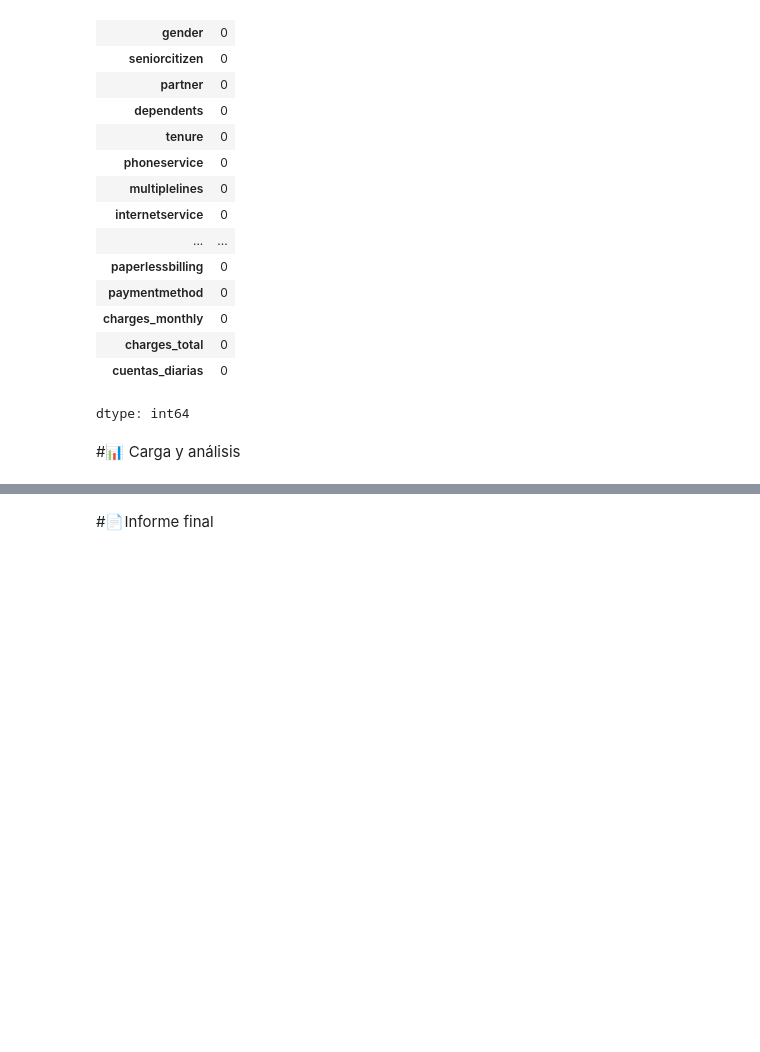
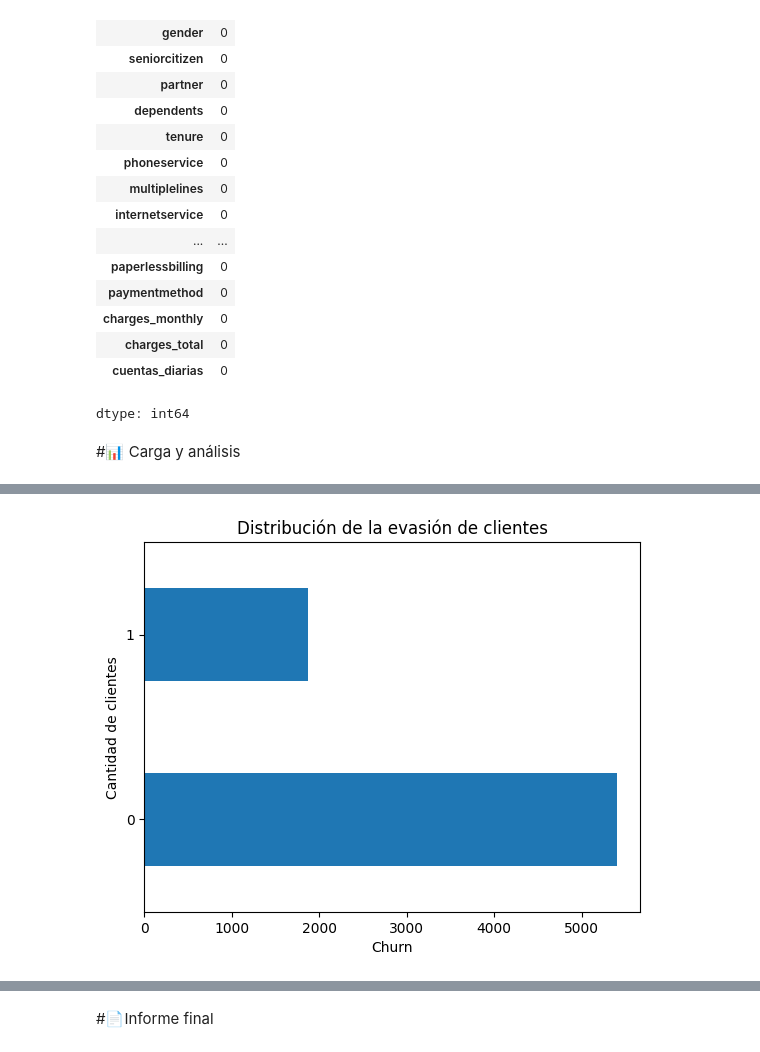
Before and after one commit to guadalupeltissera-png/Challenge_TelecomX, a Jupyter notebook: TelecomX_LATAM.ipynb, the cells around one changed output, grey strips where cells are left out. Drawn from its saved outputs; the diff is of its cells as text; code cells hidden in the pictures; blank space fills up the shorter version.

```diff
--- a/TelecomX_LATAM.ipynb
+++ b/TelecomX_LATAM.ipynb
@@ -267,0 +272,11 @@ df_normalizado.describe()
+# %%
+conteo = df_normalizado['churn'].value_counts()
+
+plt.figure()
+conteo.plot(kind='barh')
+plt.xlabel('Churn')
+plt.ylabel('Cantidad de clientes')
+plt.title('Distribución de la evasión de clientes')
+plt.show()
+# %% [output]
+[figure, added]
```
Also changed, not shown: parts of 13 cells of this notebook.
